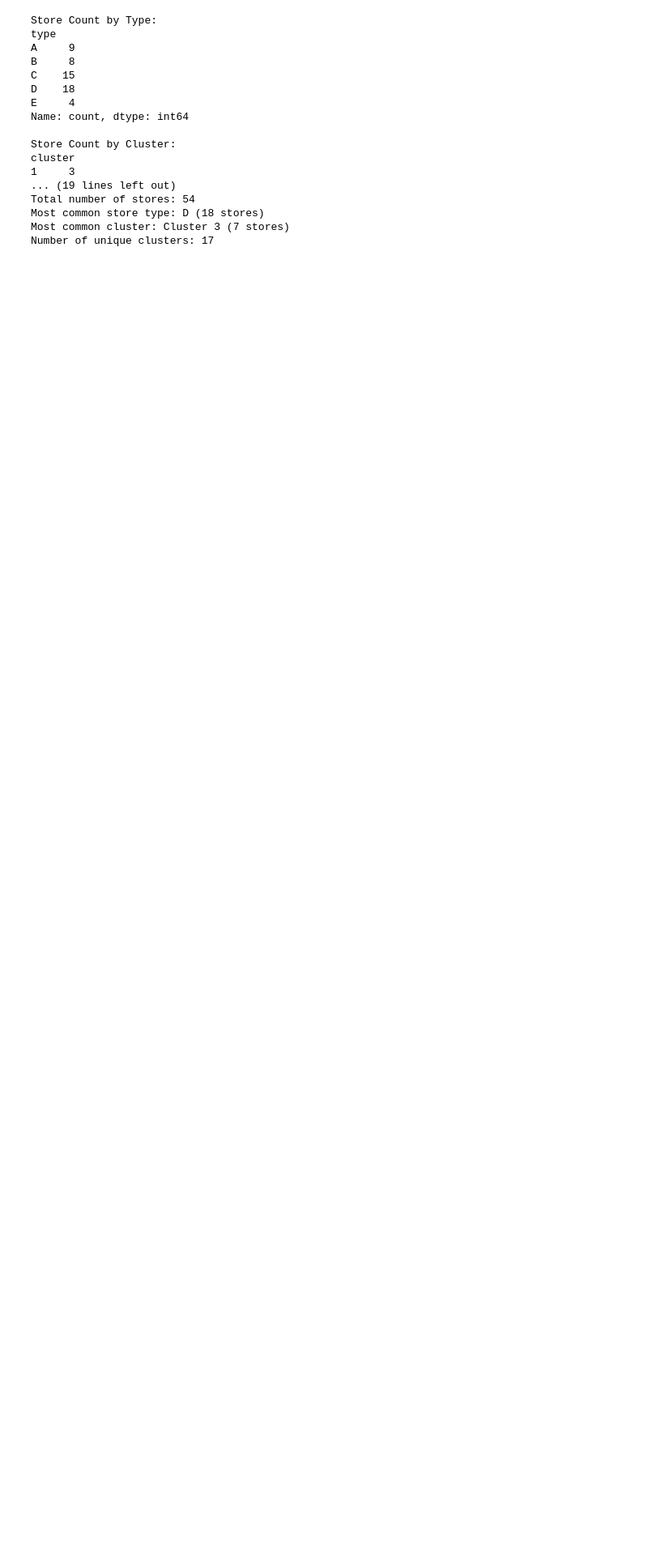
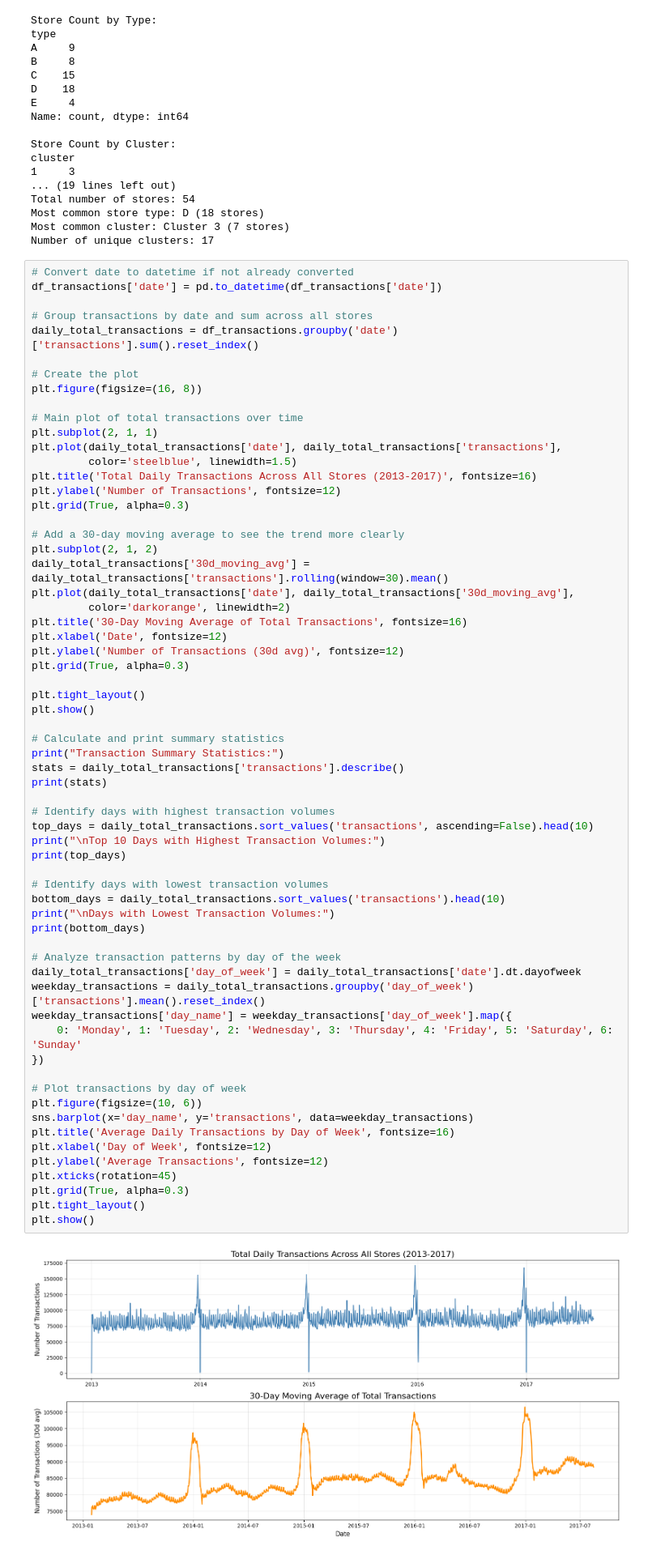
Before and after one commit to gupessanha/Data-Mining, a Jupyter notebook: T2/trab2.ipynb, the cells around one changed output. Shown at 81% size. Cells and saved outputs as stored; diff of their text form; blank space fills up the shorter version.

Commit message:
Implement structural updates and optimizations across multiple modules

```diff
--- a/T2/trab2.ipynb
+++ b/T2/trab2.ipynb
@@ -590,3 +594,68 @@ Total number of stores: 54
 Most common store type: D (18 stores)
 Most common cluster: Cluster 3 (7 stores)
 Number of unique clusters: 17
+# %%
+# Convert date to datetime if not already converted
+df_transactions['date'] = pd.to_datetime(df_transactions['date'])
+
+# Group transactions by date and sum across all stores
+daily_total_transactions = df_transactions.groupby('date')['transactions'].sum().reset_index()
+
+# Create the plot
+plt.figure(figsize=(16, 8))
+
+# Main plot of total transactions over time
+plt.subplot(2, 1, 1)
+plt.plot(daily_total_transactions['date'], daily_total_transactions['transactions'],
+         color='steelblue', linewidth=1.5)
+plt.title('Total Daily Transactions Across All Stores (2013-2017)', fontsize=16)
+plt.ylabel('Number of Transactions', fontsize=12)
+plt.grid(True, alpha=0.3)
+
+# Add a 30-day moving average to see the trend more clearly
+plt.subplot(2, 1, 2)
+daily_total_transactions['30d_moving_avg'] = daily_total_transactions['transactions'].rolling(window=30).mean()
+plt.plot(daily_total_transactions['date'], daily_total_transactions['30d_moving_avg'],
+         color='darkorange', linewidth=2)
+plt.title('30-Day Moving Average of Total Transactions', fontsize=16)
+plt.xlabel('Date', fontsize=12)
+plt.ylabel('Number of Transactions (30d avg)', fontsize=12)
+plt.grid(True, alpha=0.3)
+
+plt.tight_layout()
+plt.show()
+
+# Calculate and print summary statistics
+print("Transaction Summary Statistics:")
+stats = daily_total_transactions['transactions'].describe()
+print(stats)
+
+# Identify days with highest transaction volumes
+top_days = daily_total_transactions.sort_values('transactions', ascending=False).head(10)
+print("\nTop 10 Days with Highest Transaction Volumes:")
+print(top_days)
+
+# Identify days with lowest transaction volumes
+bottom_days = daily_total_transactions.sort_values('transactions').head(10)
+print("\nDays with Lowest Transaction Volumes:")
+print(bottom_days)
+
+# Analyze transaction patterns by day of the week
+daily_total_transactions['day_of_week'] = daily_total_transactions['date'].dt.dayofweek
+weekday_transactions = daily_total_transactions.groupby('day_of_week')['transactions'].mean().reset_index()
+weekday_transactions['day_name'] = weekday_transactions['day_of_week'].map({
+    0: 'Monday', 1: 'Tuesday', 2: 'Wednesday', 3: 'Thursday', 4: 'Friday', 5: 'Saturday', 6: 'Sunday'
+})
+
+# Plot transactions by day of week
+plt.figure(figsize=(10, 6))
+sns.barplot(x='day_name', y='transactions', data=weekday_transactions)
+plt.title('Average Daily Transactions by Day of Week', fontsize=16)
+plt.xlabel('Day of Week', fontsize=12)
+plt.ylabel('Average Transactions', fontsize=12)
+plt.xticks(rotation=45)
+plt.grid(True, alpha=0.3)
+plt.tight_layout()
+plt.show()
+# %% [output]
+[figure, added]
```
Also changed, not shown: parts of 30 cells of this notebook, 4 other files.
